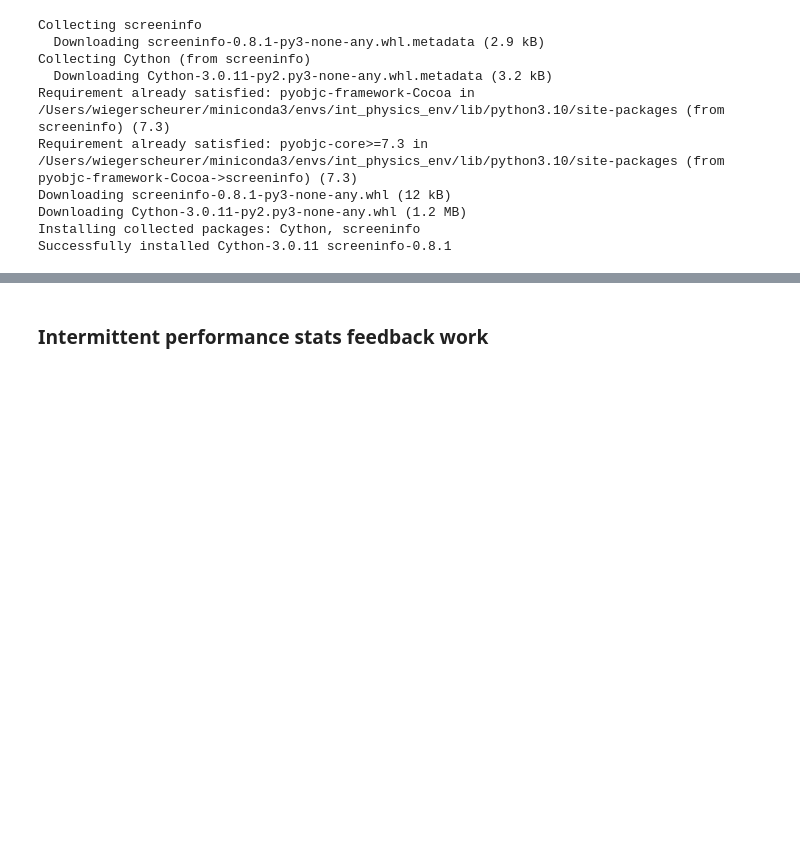
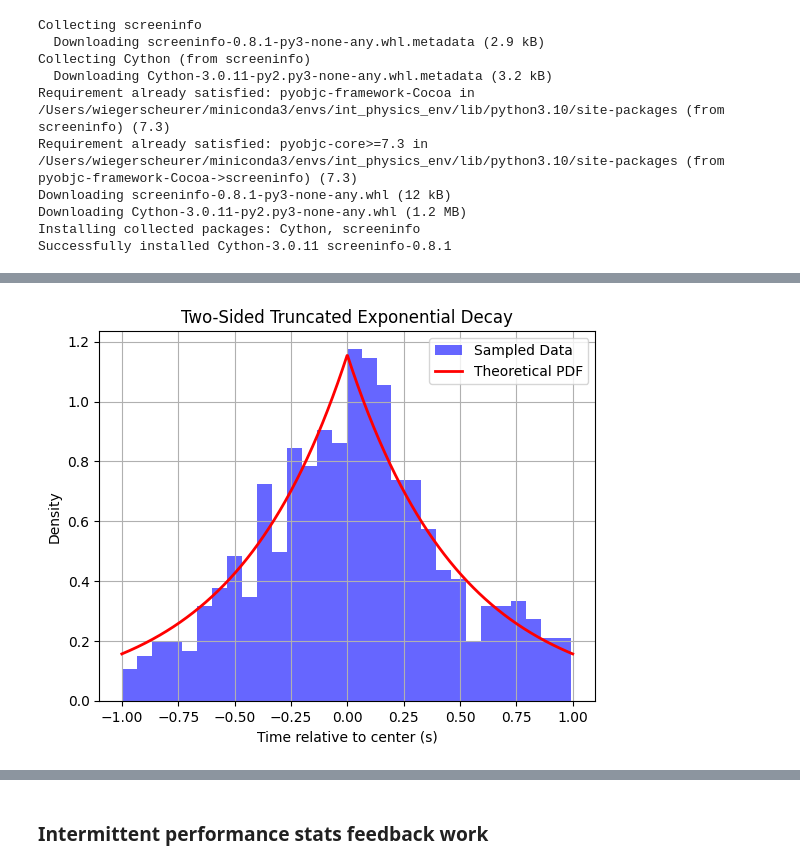
Before and after one commit to WiegerScheurer/physicspred, a Jupyter notebook: Notebooks/intphys_psypy.ipynb, the cells around one changed output, grey strips where cells are left out. Saved outputs shown, nothing was run; the diff lists cells and outputs as text; code cells hidden in the pictures; blank space fills up the shorter version.

```diff
--- a/Notebooks/intphys_psypy.ipynb
+++ b/Notebooks/intphys_psypy.ipynb
@@ -85,0 +159,4 @@ AttributeError: module 'numpy' has no attribute 'shuffle'
+# %%
+plot_two_sided_distribution(samples, center_time, min_jitter, max_jitter, scale=scale)
+# %% [output]
+[figure, added]
```
Also changed, not shown: parts of 14 cells of this notebook, 6 other files.
